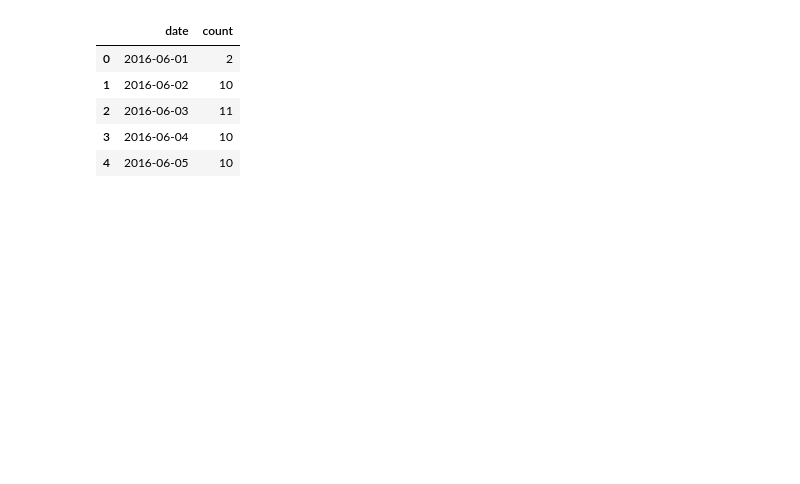
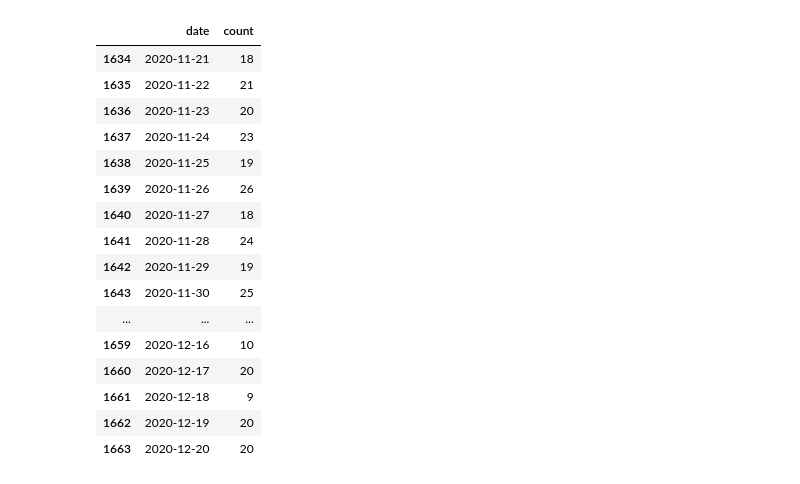
Before and after one commit to walterra/covid-19-tirol-ds, a Jupyter notebook: jupyter-notebooks/vega-monthly.ipynb, the cells around one changed output. Drawn from its saved outputs; the diff is of its cells as text; code cells hidden in the pictures; blank space fills up the shorter version.

```diff
--- a/jupyter-notebooks/vega-monthly.ipynb
+++ b/jupyter-notebooks/vega-monthly.ipynb
@@ -107,21 +107,32 @@ df_zillertal.head()
 # %%
 import time
 
-idx = pd.date_range('06-01-2016', '20-11-2020')
+idx = pd.date_range('06-01-2016', '20-12-2020')
 
 df_count_by_day = df_count_by_day.set_index('date')
 df_count_by_day = df_count_by_day.reindex(idx, fill_value=0)
 df_count_by_day.index.name = 'date'
 df_count_by_day = df_count_by_day.reset_index()
 
-df_count_by_day.head()
+df_count_by_day.tail(30)
 # %% [output]
 |  | date | count |
-| 0 | 2016-06-01 | 2 |
-| 1 | 2016-06-02 | 10 |
-| 2 | 2016-06-03 | 11 |
-| 3 | 2016-06-04 | 10 |
-| 4 | 2016-06-05 | 10 |
+| 1634 | 2020-11-21 | 18 |
+| 1635 | 2020-11-22 | 21 |
+| 1636 | 2020-11-23 | 20 |
+| 1637 | 2020-11-24 | 23 |
+| 1638 | 2020-11-25 | 19 |
+| 1639 | 2020-11-26 | 26 |
+| 1640 | 2020-11-27 | 18 |
+| 1641 | 2020-11-28 | 24 |
+| 1642 | 2020-11-29 | 19 |
+| 1643 | 2020-11-30 | 25 |
+| ... | ... | ... |
+| 1659 | 2020-12-16 | 10 |
+| 1660 | 2020-12-17 | 20 |
+| 1661 | 2020-12-18 | 9 |
+| 1662 | 2020-12-19 | 20 |
+| 1663 | 2020-12-20 | 20 |
 # %%
 import altair as alt
 alt.data_transformers.disable_max_rows()
```
Also changed, not shown: parts of 7 cells of this notebook, 1 other file.
